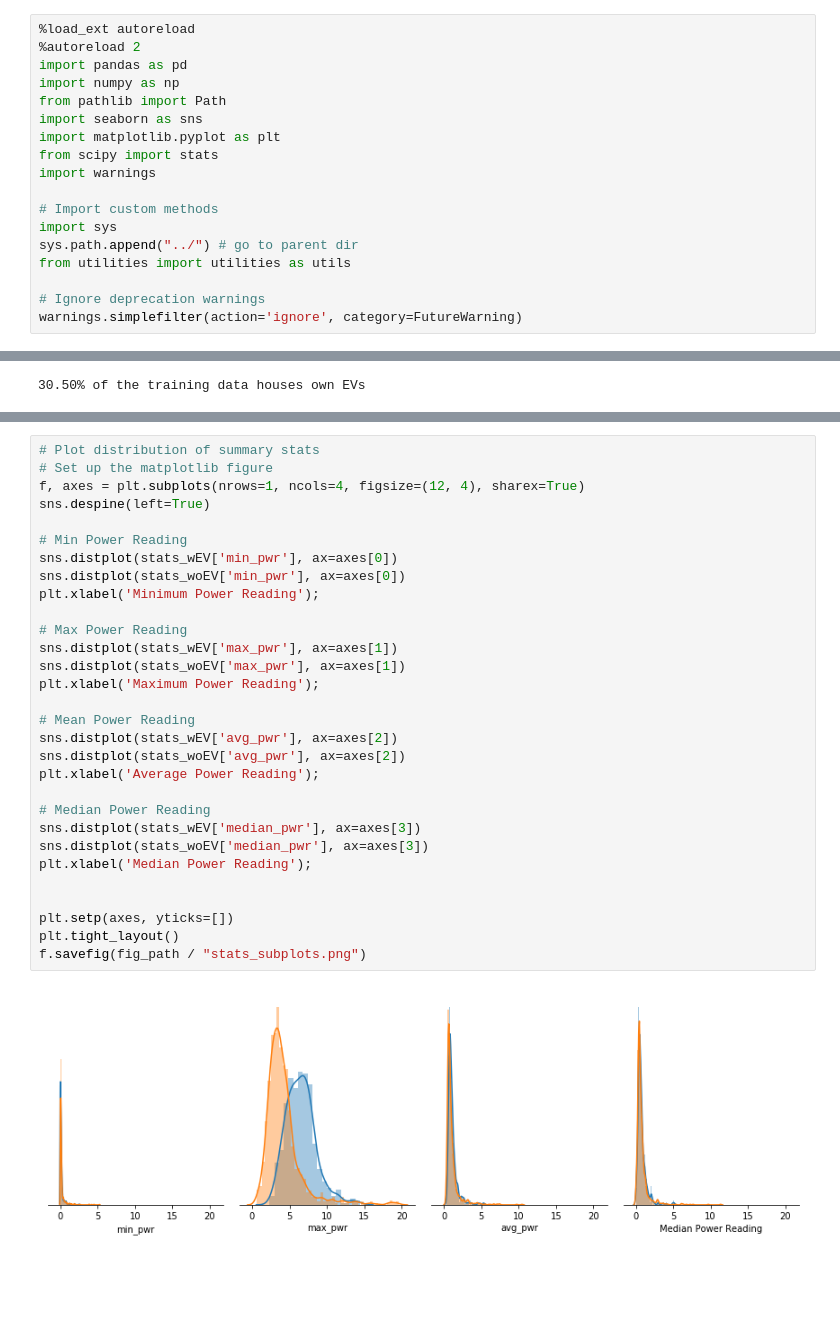
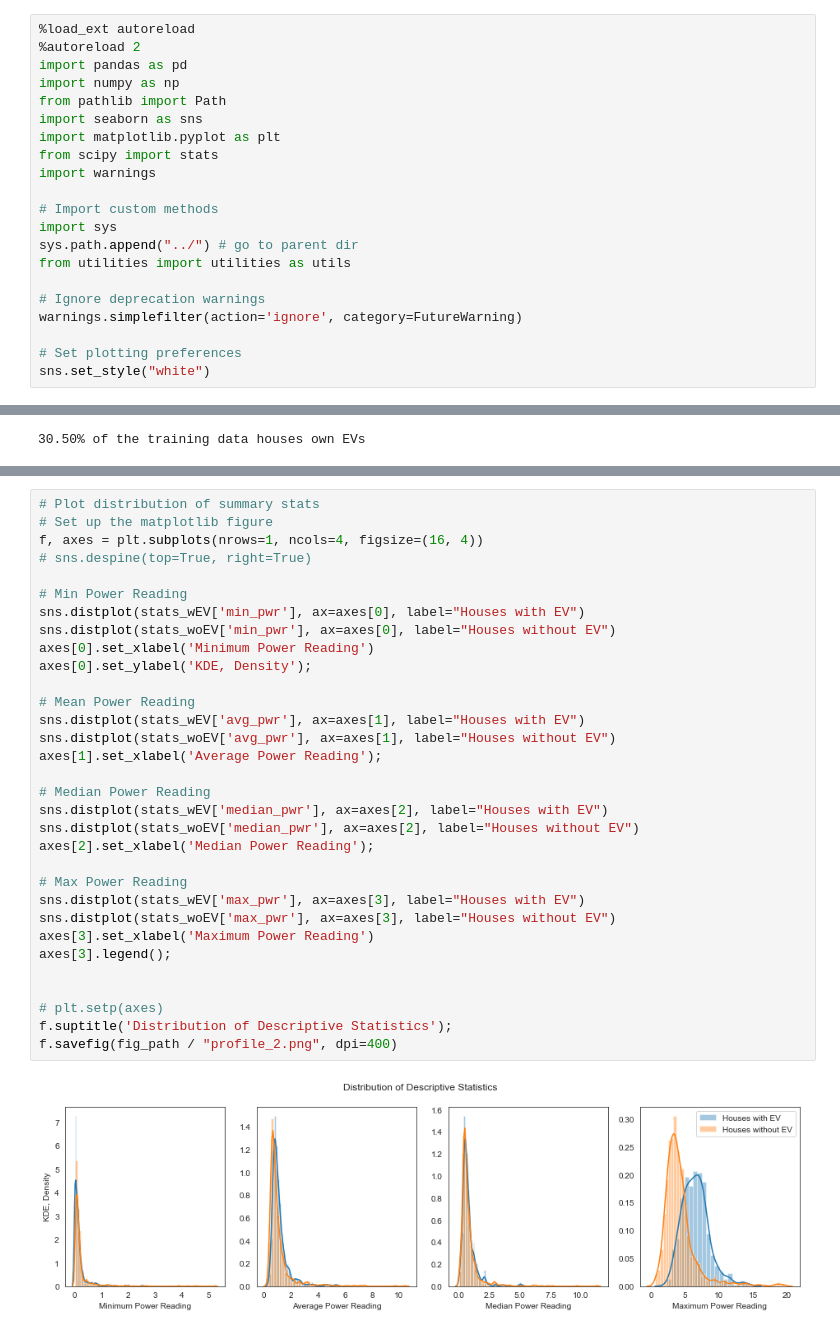
Before and after one commit to AndreaKeane/electric-vehicle-detection, a Jupyter notebook: misc_exploration/explore_distributions.ipynb, the cells around one changed output, grey strips where cells are left out. Saved outputs shown, nothing was run; the diff lists cells and outputs as text; blank space fills up the shorter version.

Commit message:
cleanup exploration notebooks, add figures

```diff
--- a/misc_exploration/explore_distributions.ipynb
+++ b/misc_exploration/explore_distributions.ipynb
@@ -16,6 +16,9 @@ from utilities import utilities as utils
 
 # Ignore deprecation warnings
 warnings.simplefilter(action='ignore', category=FutureWarning)
+
+# Set plotting preferences
+sns.set_style("white")
 # %%
 pickle_path = Path('/Users/andreakeane/Documents/DataScience/GridCure_Problems/pickles/')
 fig_path = Path('/Users/andreakeane/Documents/DataScience/GridCure_Problems/figures/')
@@ -110,32 +162,34 @@ plot.get_figure().savefig(fig_path / "labels_dist_tot_chrgs.png")
 # %%
 # Plot distribution of summary stats
 # Set up the matplotlib figure
-f, axes = plt.subplots(nrows=1, ncols=4, figsize=(12, 4), sharex=True)
-sns.despine(left=True)
+f, axes = plt.subplots(nrows=1, ncols=4, figsize=(16, 4))
+# sns.despine(top=True, right=True)
 
 # Min Power Reading
-sns.distplot(stats_wEV['min_pwr'], ax=axes[0])
-sns.distplot(stats_woEV['min_pwr'], ax=axes[0])
-plt.xlabel('Minimum Power Reading');
+sns.distplot(stats_wEV['min_pwr'], ax=axes[0], label="Houses with EV")
+sns.distplot(stats_woEV['min_pwr'], ax=axes[0], label="Houses without EV")
+axes[0].set_xlabel('Minimum Power Reading')
+axes[0].set_ylabel('KDE, Density');
+
+# Mean Power Reading
+sns.distplot(stats_wEV['avg_pwr'], ax=axes[1], label="Houses with EV")
+sns.distplot(stats_woEV['avg_pwr'], ax=axes[1], label="Houses without EV")
+axes[1].set_xlabel('Average Power Reading');
+
+# Median Power Reading
+sns.distplot(stats_wEV['median_pwr'], ax=axes[2], label="Houses with EV")
+sns.distplot(stats_woEV['median_pwr'], ax=axes[2], label="Houses without EV")
+axes[2].set_xlabel('Median Power Reading');
 
 # Max Power Reading
-sns.distplot(stats_wEV['max_pwr'], ax=axes[1])
-sns.distplot(stats_woEV['max_pwr'], ax=axes[1])
-plt.xlabel('Maximum Power Reading');
-
-# Mean Power Reading
-sns.distplot(stats_wEV['avg_pwr'], ax=axes[2])
-sns.distplot(stats_woEV['avg_pwr'], ax=axes[2])
-plt.xlabel('Average Power Reading');
-
-# Median Power Reading
-sns.distplot(stats_wEV['median_pwr'], ax=axes[3])
-sns.distplot(stats_woEV['median_pwr'], ax=axes[3])
-plt.xlabel('Median Power Reading');
+sns.distplot(stats_wEV['max_pwr'], ax=axes[3], label="Houses with EV")
+sns.distplot(stats_woEV['max_pwr'], ax=axes[3], label="Houses without EV")
+axes[3].set_xlabel('Maximum Power Reading')
+axes[3].legend();
 
 
-plt.setp(axes, yticks=[])
-plt.tight_layout()
-f.savefig(fig_path / "stats_subplots.png")
+# plt.setp(axes)
+f.suptitle('Distribution of Descriptive Statistics');
+f.savefig(fig_path / "profile_2.png", dpi=400)
 # %% [output]
-[figure, old version]
+[figure, new version]
```
Also changed, not shown: parts of 6 cells of this notebook, 22 other files.
